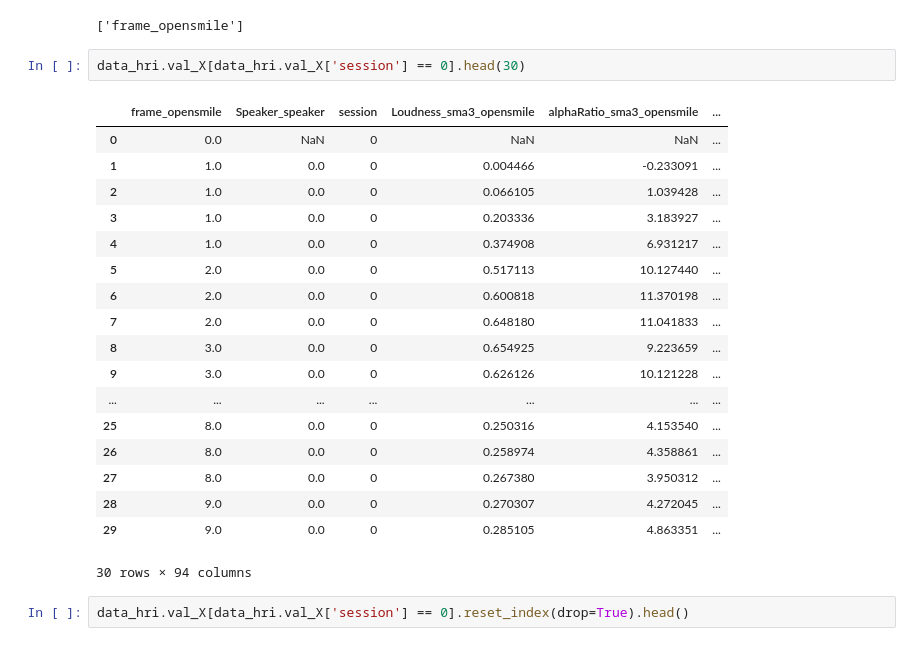
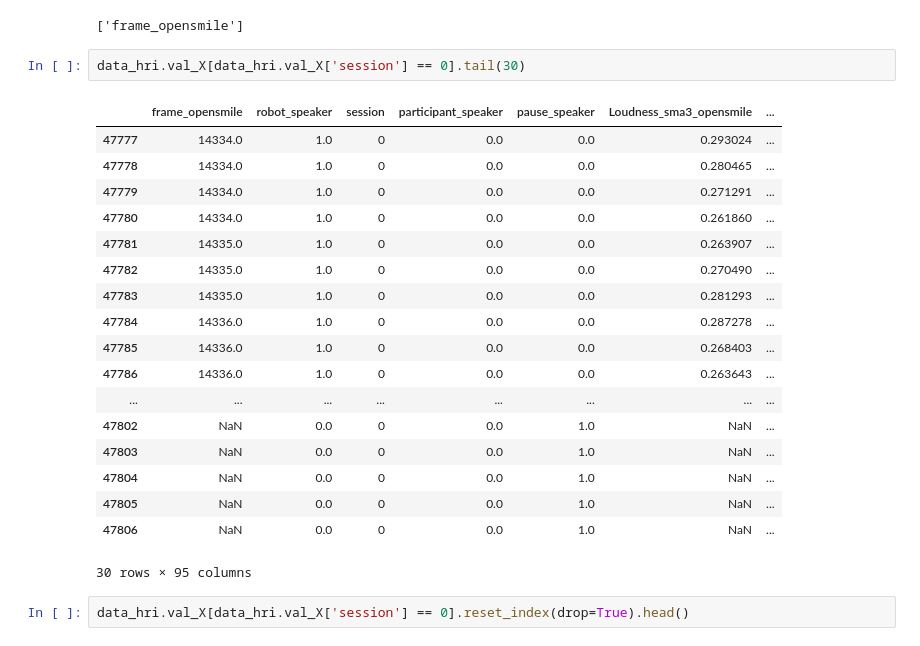
Before and after one commit to lwachowiak/HRI-Error-Detection-STAI, a Jupyter notebook: code/testing.ipynb, the cells around one changed output. Drawn from its saved outputs; the diff is of its cells as text.

Commit message:
integrated official metrics scriped. improved speaker data rep.

```diff
--- a/code/testing.ipynb
+++ b/code/testing.ipynb
@@ -29,26 +29,26 @@ print([col for col in data_hri.val_X.columns if "frame" in col])
 # %% [output]
 ['frame_opensmile']
 # %%
-data_hri.val_X[data_hri.val_X['session'] == 0].head(30)
+data_hri.val_X[data_hri.val_X['session'] == 0].tail(30)
 # %% [output]
-|  | frame_opensmile | Speaker_speaker | session | Loudness_sma3_opensmile | alphaRatio_sma3_opensmile | ... |
-| 0 | 0.0 | NaN | 0 | NaN | NaN | ... |
-| 1 | 1.0 | 0.0 | 0 | 0.004466 | -0.233091 | ... |
-| 2 | 1.0 | 0.0 | 0 | 0.066105 | 1.039428 | ... |
-| 3 | 1.0 | 0.0 | 0 | 0.203336 | 3.183927 | ... |
-| 4 | 1.0 | 0.0 | 0 | 0.374908 | 6.931217 | ... |
-| 5 | 2.0 | 0.0 | 0 | 0.517113 | 10.127440 | ... |
-| 6 | 2.0 | 0.0 | 0 | 0.600818 | 11.370198 | ... |
-| 7 | 2.0 | 0.0 | 0 | 0.648180 | 11.041833 | ... |
-| 8 | 3.0 | 0.0 | 0 | 0.654925 | 9.223659 | ... |
-| 9 | 3.0 | 0.0 | 0 | 0.626126 | 10.121228 | ... |
-| ... | ... | ... | ... | ... | ... | ... |
-| 25 | 8.0 | 0.0 | 0 | 0.250316 | 4.153540 | ... |
-| 26 | 8.0 | 0.0 | 0 | 0.258974 | 4.358861 | ... |
-| 27 | 8.0 | 0.0 | 0 | 0.267380 | 3.950312 | ... |
-| 28 | 9.0 | 0.0 | 0 | 0.270307 | 4.272045 | ... |
-| 29 | 9.0 | 0.0 | 0 | 0.285105 | 4.863351 | ... |
+|  | frame_opensmile | robot_speaker | session | participant_speaker | pause_speaker | Loudness_sma3_opensmile | ... |
+| 47777 | 14334.0 | 1.0 | 0 | 0.0 | 0.0 | 0.293024 | ... |
+| 47778 | 14334.0 | 1.0 | 0 | 0.0 | 0.0 | 0.280465 | ... |
+| 47779 | 14334.0 | 1.0 | 0 | 0.0 | 0.0 | 0.271291 | ... |
+| 47780 | 14334.0 | 1.0 | 0 | 0.0 | 0.0 | 0.261860 | ... |
+| 47781 | 14335.0 | 1.0 | 0 | 0.0 | 0.0 | 0.263907 | ... |
+| 47782 | 14335.0 | 1.0 | 0 | 0.0 | 0.0 | 0.270490 | ... |
+| 47783 | 14335.0 | 1.0 | 0 | 0.0 | 0.0 | 0.281293 | ... |
+| 47784 | 14336.0 | 1.0 | 0 | 0.0 | 0.0 | 0.287278 | ... |
+| 47785 | 14336.0 | 1.0 | 0 | 0.0 | 0.0 | 0.268403 | ... |
+| 47786 | 14336.0 | 1.0 | 0 | 0.0 | 0.0 | 0.263643 | ... |
+| ... | ... | ... | ... | ... | ... | ... | ... |
+| 47802 | NaN | 0.0 | 0 | 0.0 | 1.0 | NaN | ... |
+| 47803 | NaN | 0.0 | 0 | 0.0 | 1.0 | NaN | ... |
+| 47804 | NaN | 0.0 | 0 | 0.0 | 1.0 | NaN | ... |
+| 47805 | NaN | 0.0 | 0 | 0.0 | 1.0 | NaN | ... |
+| 47806 | NaN | 0.0 | 0 | 0.0 | 1.0 | NaN | ... |
-30 rows × 94 columns
+30 rows × 95 columns
 # %%
 data_hri.val_X[data_hri.val_X['session'] == 0].reset_index(drop=True).head()
 # %% [output]
```
Also changed, not shown: parts of 5 cells of this notebook, 3 other files.
